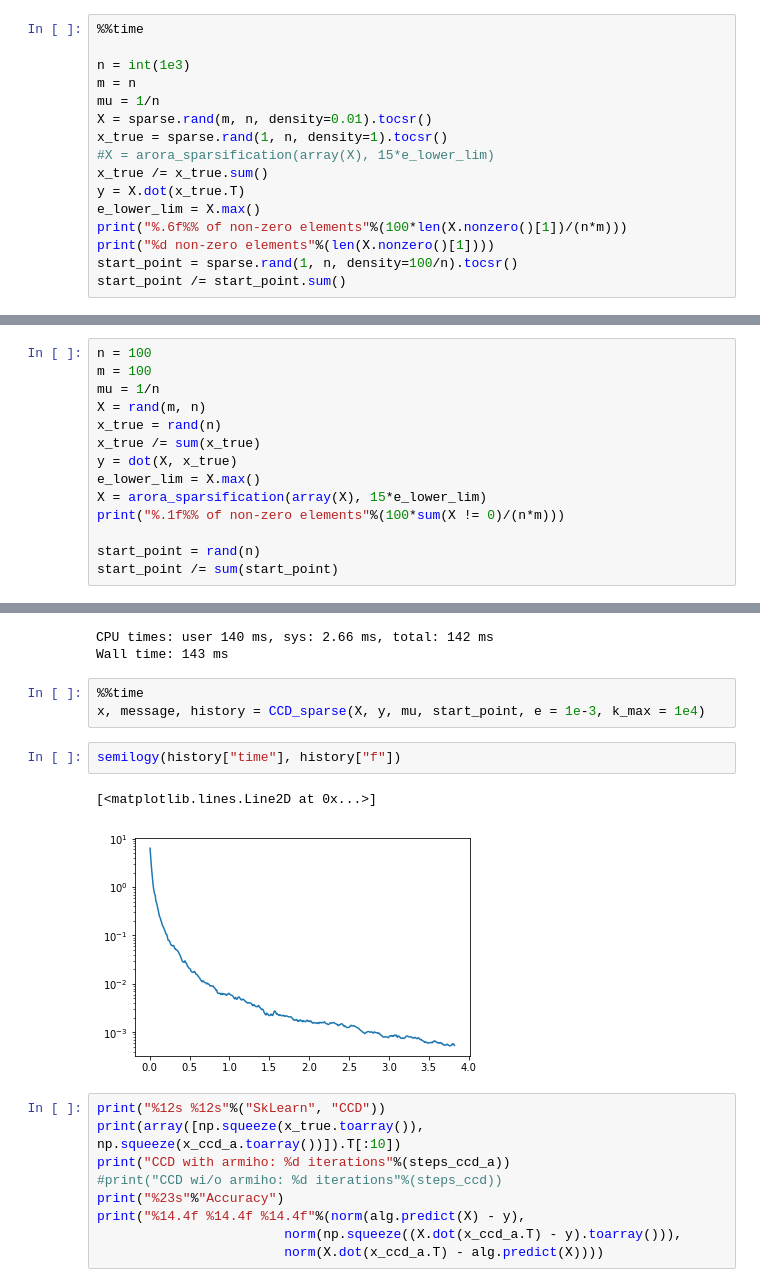
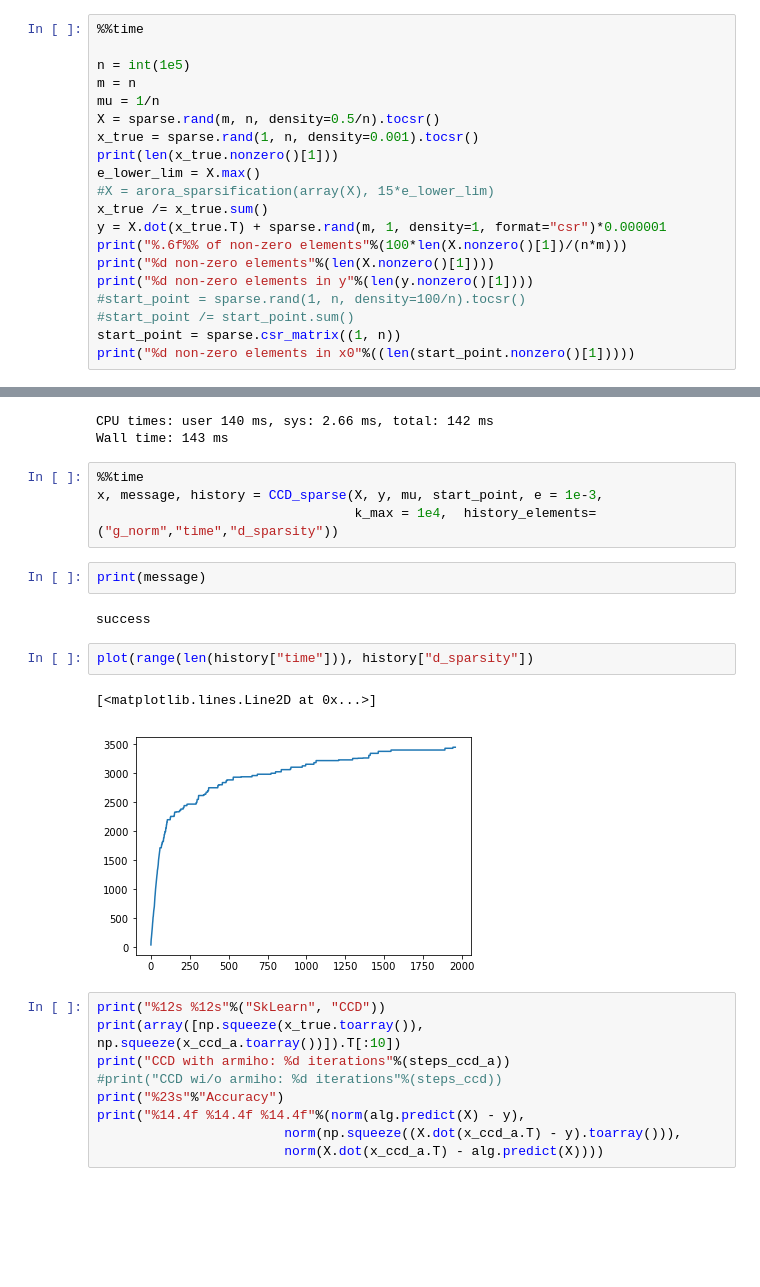
Before and after one commit to aksholokhov/skoltech-sparse-ccd-2017, a Jupyter notebook: Conditional Coordinate Descent.ipynb, the cells around one changed output, grey strips where cells are left out. Saved outputs shown, nothing was run; the diff lists cells and outputs as text; blank space fills up the shorter version.

```diff
--- a/Conditional Coordinate Descent.ipynb
+++ b/Conditional Coordinate Descent.ipynb
@@ -70,17 +88,21 @@ from lib.sparsification import arora_sparsification, bernstein_sparsification, m
 # %%
 %%time
 
-n = int(1e3)
+n = int(1e5)
 m = n
 mu = 1/n
-X = sparse.rand(m, n, density=0.01).tocsr()
-x_true = sparse.rand(1, n, density=1).tocsr()
+X = sparse.rand(m, n, density=0.5/n).tocsr()
+x_true = sparse.rand(1, n, density=0.001).tocsr()
+print(len(x_true.nonzero()[1]))
+e_lower_lim = X.max()
 #X = arora_sparsification(array(X), 15*e_lower_lim)
 x_true /= x_true.sum()
-y = X.dot(x_true.T)
-e_lower_lim = X.max()
+y = X.dot(x_true.T) + sparse.rand(m, 1, density=1, format="csr")*0.000001
 print("%.6f%% of non-zero elements"%(100*len(X.nonzero()[1])/(n*m)))
 print("%d non-zero elements"%(len(X.nonzero()[1])))
-start_point = sparse.rand(1, n, density=100/n).tocsr()
-start_point /= start_point.sum()
+print("%d non-zero elements in y"%(len(y.nonzero()[1])))
+#start_point = sparse.rand(1, n, density=100/n).tocsr()
+#start_point /= start_point.sum()
+start_point = sparse.csr_matrix((1, n))
+print("%d non-zero elements in x0"%((len(start_point.nonzero()[1]))))
 # %% [output]
@@ -113,14 +115,0 @@ for _, i in zip(*x1.nonzero()):
-# %%
-n = 100
-m = 100
-mu = 1/n
-X = rand(m, n)
-x_true = rand(n)
-x_true /= sum(x_true)
-y = dot(X, x_true)
-e_lower_lim = X.max()
-X = arora_sparsification(array(X), 15*e_lower_lim)
-print("%.1f%% of non-zero elements"%(100*sum(X != 0)/(n*m)))
-
-start_point = rand(n)
-start_point /= sum(start_point)
@@ -141,12 +128,17 @@ CPU times: user 140 ms, sys: 2.66 ms, total: 142 ms
 Wall time: 143 ms
 # %%
 %%time
-x, message, history = CCD_sparse(X, y, mu, start_point, e = 1e-3, k_max = 1e4)
+x, message, history = CCD_sparse(X, y, mu, start_point, e = 1e-3,
+                                 k_max = 1e4,  history_elements=("g_norm","time","d_sparsity"))
+# %%
+print(message)
+# %% [output]
+success
 # %%
-semilogy(history["time"], history["f"])
+plot(range(len(history["time"])), history["d_sparsity"])
 # %% [output]
 [<matplotlib.lines.Line2D at 0x...>]
-[figure, old version]
+[figure, new version]
 # %%
 print("%12s %12s"%("SkLearn", "CCD"))
 print(array([np.squeeze(x_true.toarray()), np.squeeze(x_ccd_a.toarray())]).T[:10])
```
Also changed, not shown: parts of 8 cells of this notebook, 2 other files.
